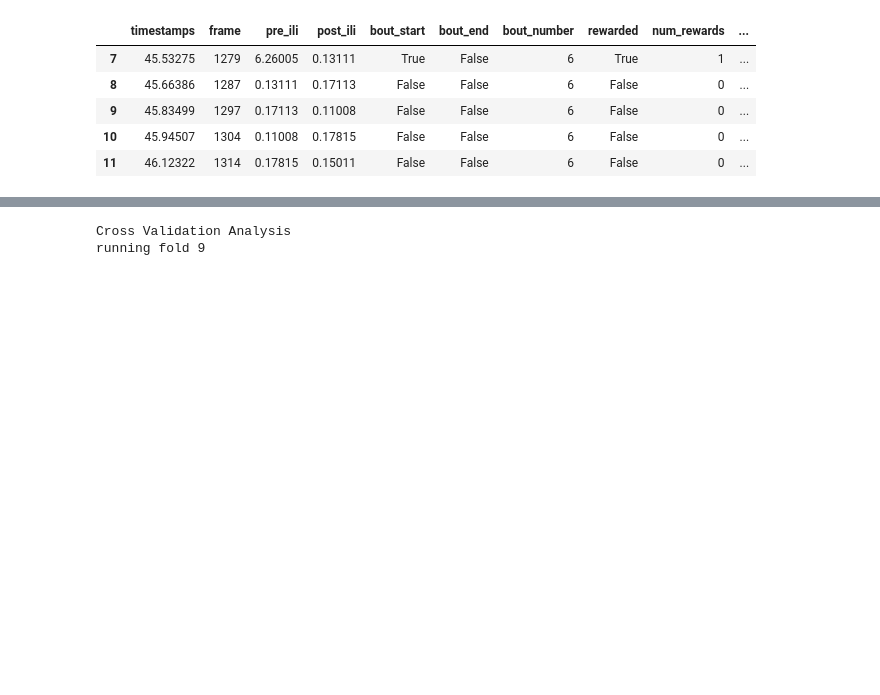
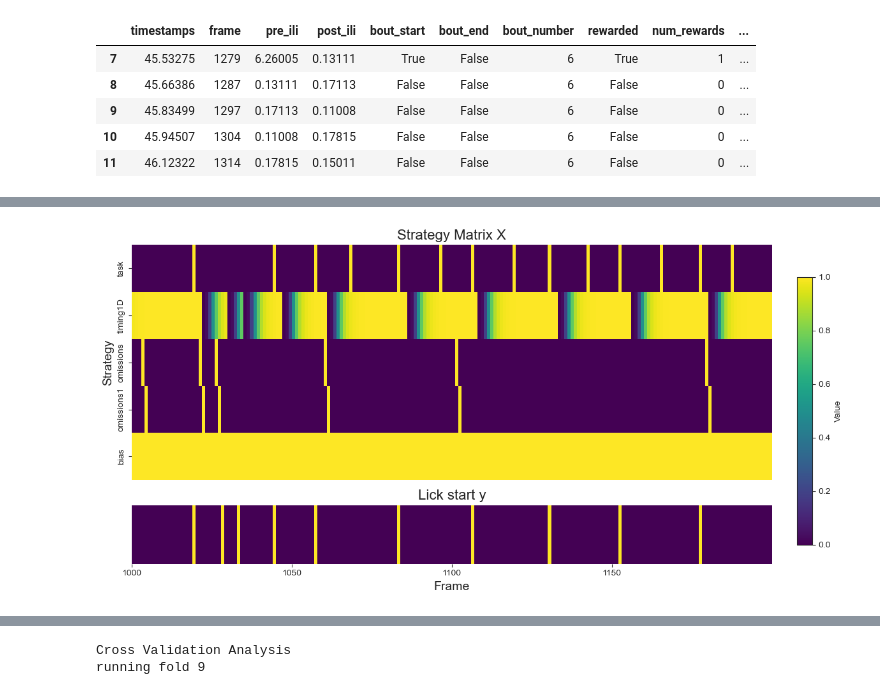
Before and after one commit to cici-xingyu-zheng/swdb_2024_strategy, a Jupyter notebook: test_function_migration.ipynb, the cells around one changed output, grey strips where cells are left out. Saved outputs shown, nothing was run; the diff lists cells and outputs as text; code cells hidden in the pictures; blank space fills up the shorter version.

```diff
--- a/test_function_migration.ipynb
+++ b/test_function_migration.ipynb
@@ -85,3 +85,9 @@ dict_keys(['task', 'omissions', 'omissions1', 'timing1D', 'bias'])
 # %%
 import src_local.psy_funcs as psy_funcs
+# %%
+# we are visualizing an
+strategy_list = ['task', 'timing1D', 'omissions','omissions1', 'bias']
+format_Xy.visualize_design(psydata['full_df'], strategy_list, 'plots/explore/weights', t_start = 1000)
+# %% [output]
+[figure, added]
 # %%
```
Also changed, not shown: parts of 11 cells of this notebook, 7 other files.
